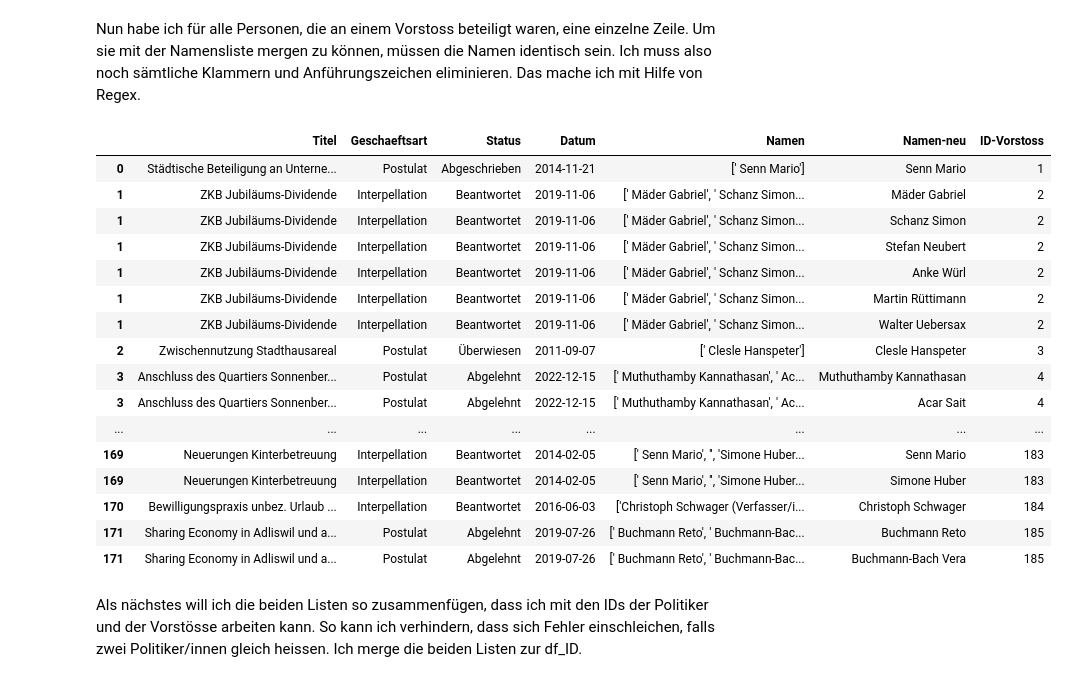
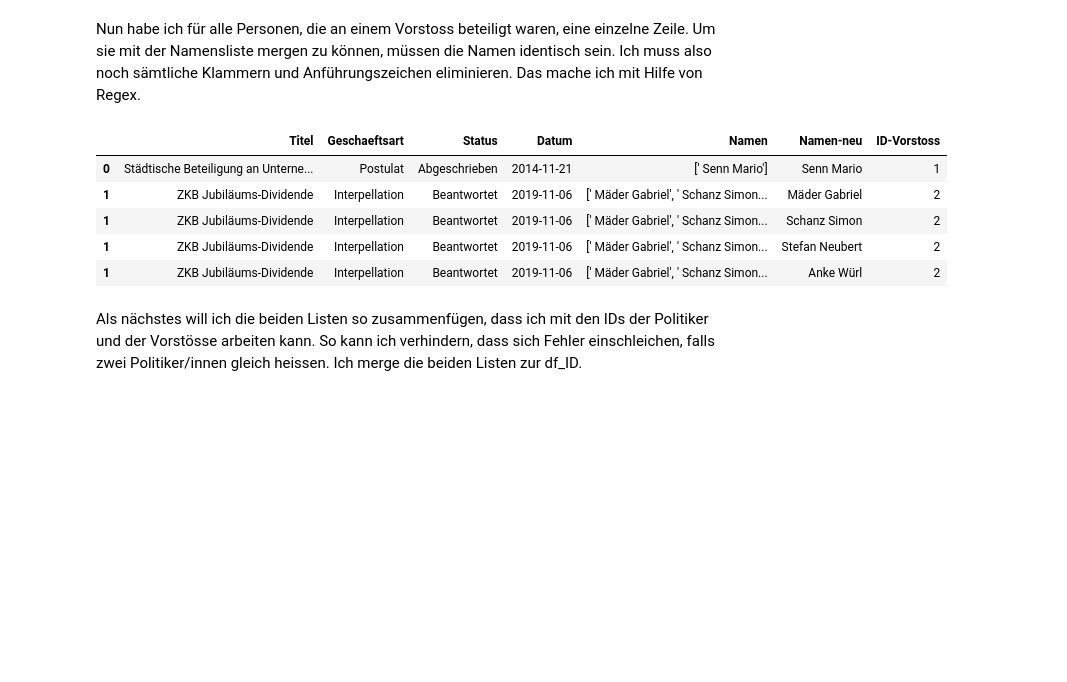
Before and after one commit to daniel-hitz/CAS_Abschlussarbeit_Daniel_Hitz, a Jupyter notebook: 2. Auswertung Adliswil.ipynb, the cells around one changed output. Saved outputs shown, nothing was run; the diff lists cells and outputs as text; code cells hidden in the pictures; blank space fills up the shorter version.

```diff
--- a/2. Auswertung Adliswil.ipynb
+++ b/2. Auswertung Adliswil.ipynb
@@ -46,25 +46,14 @@ df_vorstoesse.head(3)
 Nun habe ich für alle Personen, die an einem Vorstoss beteiligt waren, eine einzelne Zeile. Um sie mit der Namensliste mergen zu können, müssen die Namen identisch sein. Ich muss also noch sämtliche Klammern und Anführungszeichen eliminieren. Das mache ich mit Hilfe von Regex.
 # %%
 df_vorstoesse['Namen-neu'] = df_vorstoesse['Namen-neu'].str.replace(r"[\[\]']|''", '').str.strip()
-df_vorstoesse
+df_vorstoesse.head(5)
 # %% [output]
 |  | Titel | Geschaeftsart | Status | Datum | Namen | Namen-neu | ID-Vorstoss |
 | 0 | Städtische Beteiligung an Unterne... | Postulat | Abgeschrieben | 2014-11-21 | [' Senn Mario'] | Senn Mario | 1 |
 | 1 | ZKB Jubiläums-Dividende | Interpellation | Beantwortet | 2019-11-06 | [' Mäder Gabriel', ' Schanz Simon... | Mäder Gabriel | 2 |
 | 1 | ZKB Jubiläums-Dividende | Interpellation | Beantwortet | 2019-11-06 | [' Mäder Gabriel', ' Schanz Simon... | Schanz Simon | 2 |
 | 1 | ZKB Jubiläums-Dividende | Interpellation | Beantwortet | 2019-11-06 | [' Mäder Gabriel', ' Schanz Simon... | Stefan Neubert | 2 |
 | 1 | ZKB Jubiläums-Dividende | Interpellation | Beantwortet | 2019-11-06 | [' Mäder Gabriel', ' Schanz Simon... | Anke Würl | 2 |
-| 1 | ZKB Jubiläums-Dividende | Interpellation | Beantwortet | 2019-11-06 | [' Mäder Gabriel', ' Schanz Simon... | Martin Rüttimann | 2 |
-| 1 | ZKB Jubiläums-Dividende | Interpellation | Beantwortet | 2019-11-06 | [' Mäder Gabriel', ' Schanz Simon... | Walter Uebersax | 2 |
-| 2 | Zwischennutzung Stadthausareal | Postulat | Überwiesen | 2011-09-07 | [' Clesle Hanspeter'] | Clesle Hanspeter | 3 |
-| 3 | Anschluss des Quartiers Sonnenber... | Postulat | Abgelehnt | 2022-12-15 | [' Muthuthamby Kannathasan', ' Ac... | Muthuthamby Kannathasan | 4 |
-| 3 | Anschluss des Quartiers Sonnenber... | Postulat | Abgelehnt | 2022-12-15 | [' Muthuthamby Kannathasan', ' Ac... | Acar Sait | 4 |
-| ... | ... | ... | ... | ... | ... | ... | ... |
-| 169 | Neuerungen Kinterbetreuung | Interpellation | Beantwortet | 2014-02-05 | [' Senn Mario', '', 'Simone Huber... | Senn Mario | 183 |
-| 169 | Neuerungen Kinterbetreuung | Interpellation | Beantwortet | 2014-02-05 | [' Senn Mario', '', 'Simone Huber... | Simone Huber | 183 |
-| 170 | Bewilligungspraxis unbez. Urlaub ... | Interpellation | Beantwortet | 2016-06-03 | ['Christoph Schwager (Verfasser/i... | Christoph Schwager | 184 |
-| 171 | Sharing Economy in Adliswil und a... | Postulat | Abgelehnt | 2019-07-26 | [' Buchmann Reto', ' Buchmann-Bac... | Buchmann Reto | 185 |
-| 171 | Sharing Economy in Adliswil und a... | Postulat | Abgelehnt | 2019-07-26 | [' Buchmann Reto', ' Buchmann-Bac... | Buchmann-Bach Vera | 185 |
 # %% [markdown]
 Als nächstes will ich die beiden Listen so zusammenfügen, dass ich mit den IDs der Politiker und der Vorstösse arbeiten kann. So kann ich verhindern, dass sich Fehler einschleichen, falls zwei Politiker/innen gleich heissen. Ich merge die beiden Listen zur df_ID.
 # %%
```
Also changed, not shown: 3 other files.
